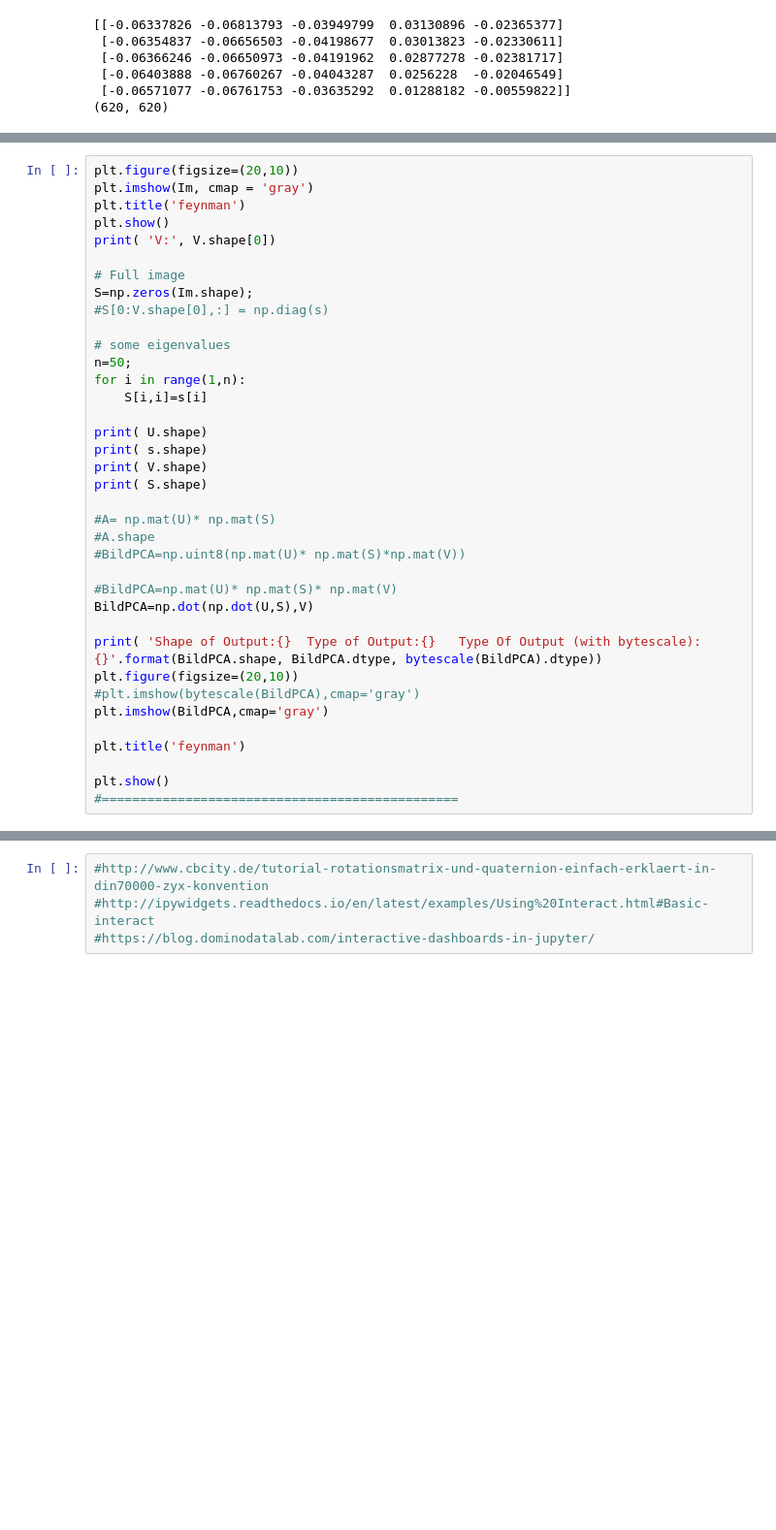
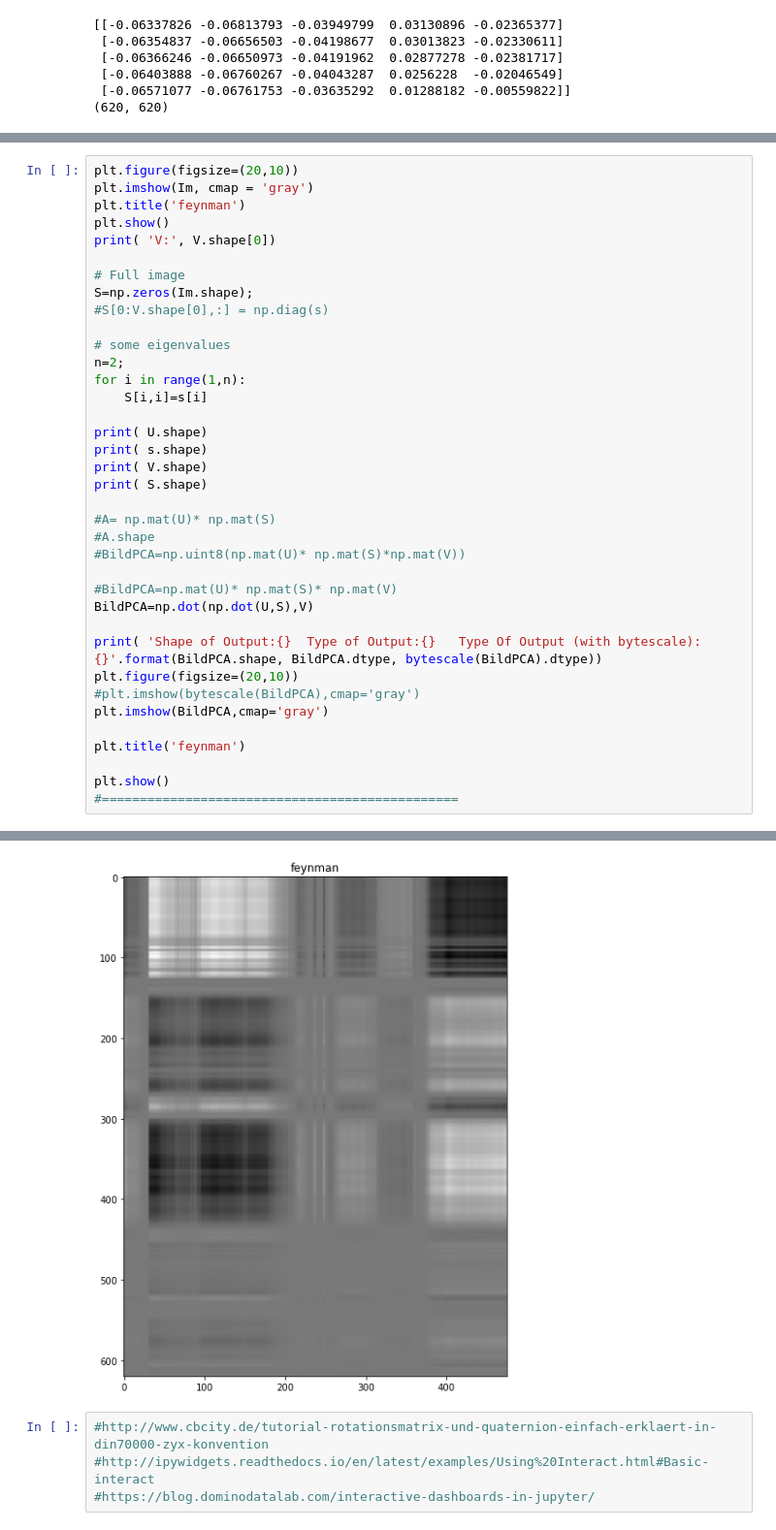
Before and after one commit to AndreasrichterUP/Python-Teaching, a Jupyter notebook: -07-Singular-Value-Decomposition.ipynb, the cells around one changed output, grey strips where cells are left out. Shown: that part at 97% size. Drawn from its saved outputs; the diff is of its cells as text; blank space fills up the shorter version.

```diff
--- a/-07-Singular-Value-Decomposition.ipynb
+++ b/-07-Singular-Value-Decomposition.ipynb
@@ -110,7 +153,7 @@ S=np.zeros(Im.shape);
 #S[0:V.shape[0],:] = np.diag(s)
 
 # some eigenvalues
-n=50;
+n=2;
 for i in range(1,n):
     S[i,i]=s[i]
 
@@ -141,3 +189,4 @@ NameError: name 'V' is not defined
+[figure, added]
 # %%
 #http://www.cbcity.de/tutorial-rotationsmatrix-und-quaternion-einfach-erklaert-in-din70000-zyx-konvention
 #http://ipywidgets.readthedocs.io/en/latest/examples/Using%20Interact.html#Basic-interact
```
Also changed, not shown: parts of 14 cells of this notebook, 3 other files.
